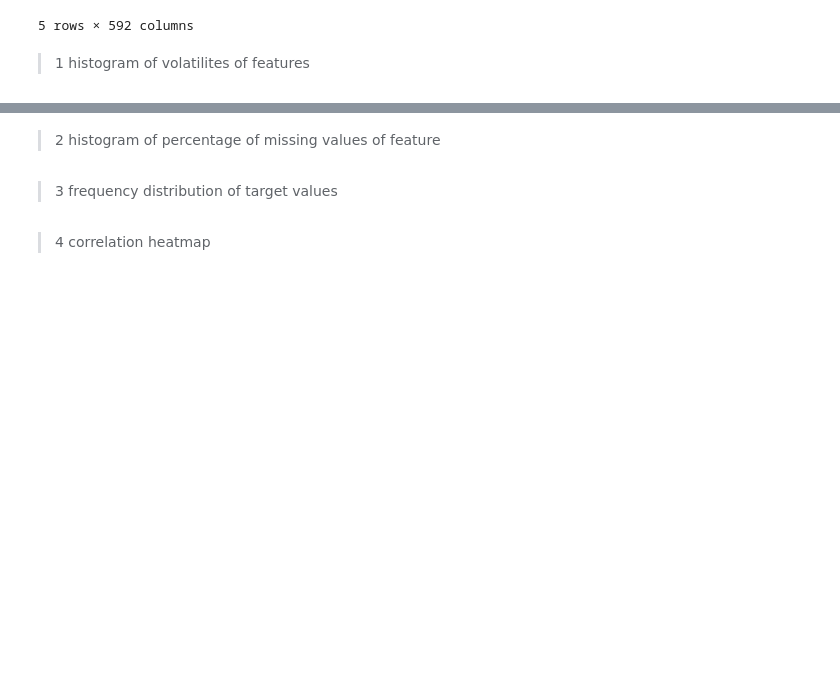
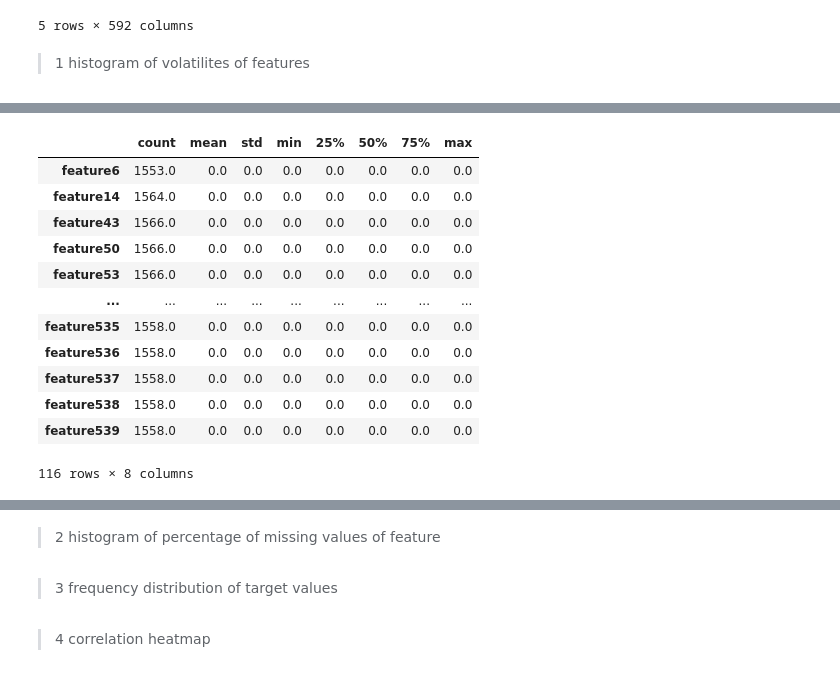
Before and after one commit to hinatanvir/Fault-Detection-SECOM, a Jupyter notebook: Presentation-1-EDA.ipynb, the cells around one changed output, grey strips where cells are left out. Drawn from its saved outputs; the diff is of its cells as text; code cells hidden in the pictures; blank space fills up the shorter version.

```diff
--- a/Presentation-1-EDA.ipynb
+++ b/Presentation-1-EDA.ipynb
@@ -54,0 +95,16 @@ df.head()
+# %%
+df_eda[df_eda['std']==0]
+# %% [output]
+|  | count | mean | std | min | 25% | 50% | 75% | max |
+| feature6 | 1553.0 | 0.0 | 0.0 | 0.0 | 0.0 | 0.0 | 0.0 | 0.0 |
+| feature14 | 1564.0 | 0.0 | 0.0 | 0.0 | 0.0 | 0.0 | 0.0 | 0.0 |
+| feature43 | 1566.0 | 0.0 | 0.0 | 0.0 | 0.0 | 0.0 | 0.0 | 0.0 |
+| feature50 | 1566.0 | 0.0 | 0.0 | 0.0 | 0.0 | 0.0 | 0.0 | 0.0 |
+| feature53 | 1566.0 | 0.0 | 0.0 | 0.0 | 0.0 | 0.0 | 0.0 | 0.0 |
+| ... | ... | ... | ... | ... | ... | ... | ... | ... |
+| feature535 | 1558.0 | 0.0 | 0.0 | 0.0 | 0.0 | 0.0 | 0.0 | 0.0 |
+| feature536 | 1558.0 | 0.0 | 0.0 | 0.0 | 0.0 | 0.0 | 0.0 | 0.0 |
+| feature537 | 1558.0 | 0.0 | 0.0 | 0.0 | 0.0 | 0.0 | 0.0 | 0.0 |
+| feature538 | 1558.0 | 0.0 | 0.0 | 0.0 | 0.0 | 0.0 | 0.0 | 0.0 |
+| feature539 | 1558.0 | 0.0 | 0.0 | 0.0 | 0.0 | 0.0 | 0.0 | 0.0 |
+116 rows × 8 columns
```
Also changed, not shown: parts of 9 cells of this notebook.
